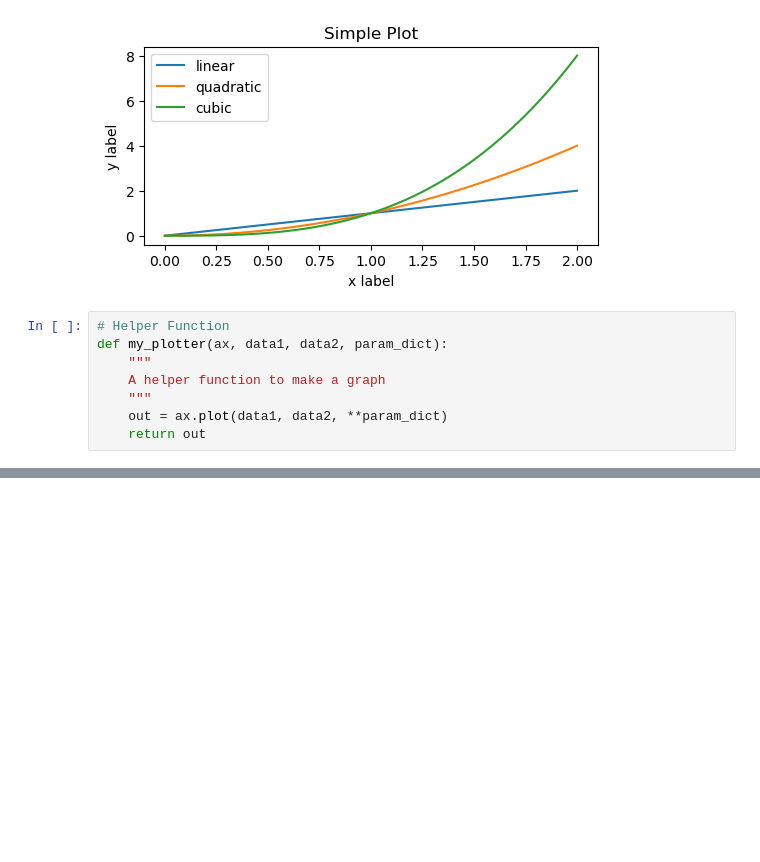
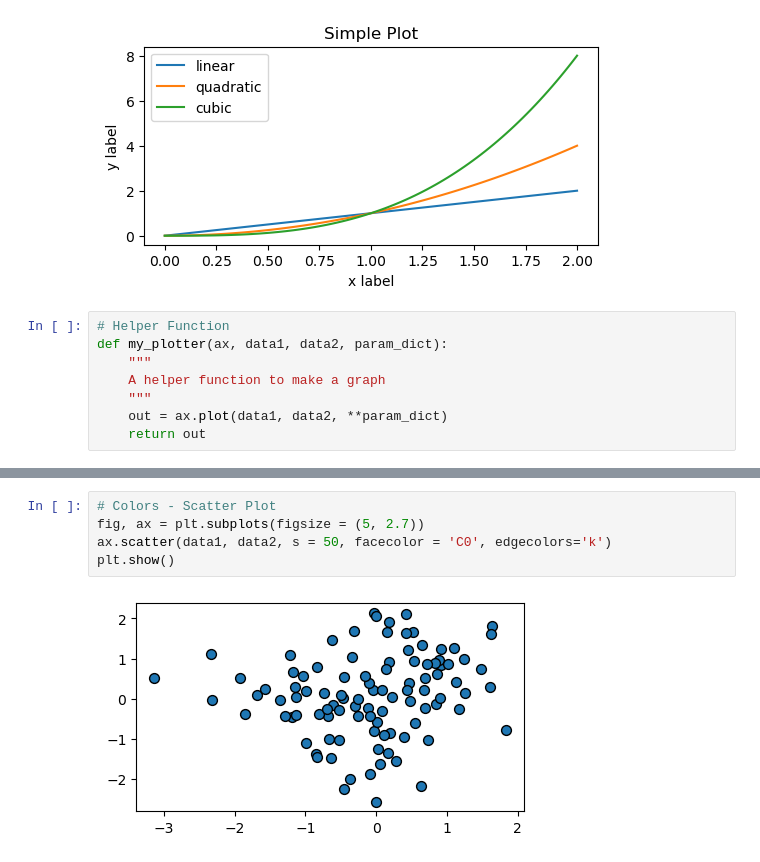
Before and after one commit to williebonavente/CodeTest, a Jupyter notebook: notebooks/nb1.ipynb, the cells around one changed output, grey strips where cells are left out. Drawn from its saved outputs; the diff is of its cells as text; blank space fills up the shorter version.

Commit message:
Colors and Formatting

```diff
--- a/notebooks/nb1.ipynb
+++ b/notebooks/nb1.ipynb
@@ -96,0 +97,7 @@ l.set_linestyle(':')
+# %%
+# Colors - Scatter Plot
+fig, ax = plt.subplots(figsize = (5, 2.7))
+ax.scatter(data1, data2, s = 50, facecolor = 'C0', edgecolors='k')
+plt.show()
+# %% [output]
+[figure, added]
```
Also changed, not shown: parts of 3 cells of this notebook, 1 other file.
